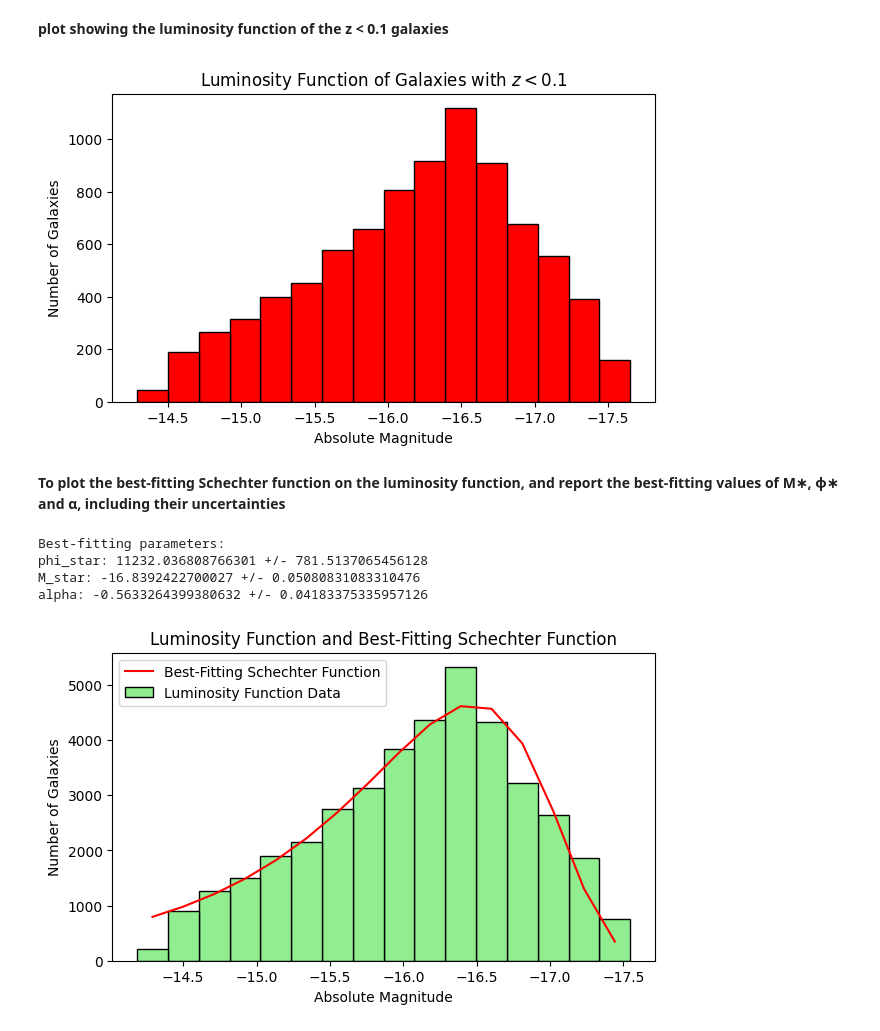
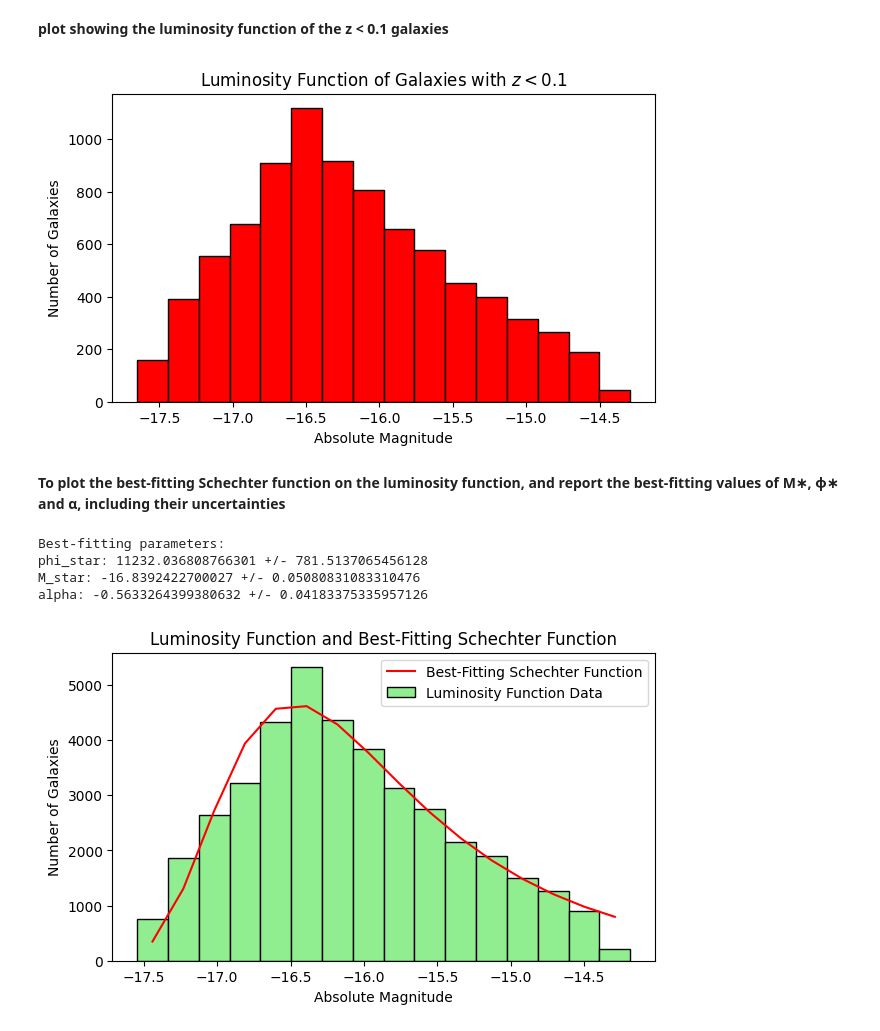
Before and after one commit to meghadas123/Galaxy-Formation-and-Evolution-project, a Jupyter notebook: Galaxy_project.ipynb, the cells around one changed output. Cells and saved outputs as stored; diff of their text form; code cells hidden in the pictures.

```diff
--- a/Galaxy_project.ipynb
+++ b/Galaxy_project.ipynb
@@ -36,17 +47,15 @@ Non-robustly detected galaxies have been removed. Filtered catalogue saved.
 # %% [markdown]
  **Plot to show the number counts of the robustly-detected galaxies**
 # %%
-# Load the robustly detected galaxies data
-robust_galaxies = pd.read_csv('robust_galaxies_catalogue_Das.csv')
-
-# To group galaxies based on their apparent K-band magnitudes and count the number of galaxies in each bin
-galaxy_counts = robust_galaxies['K-band mag'].value_counts().sort_index()
-
 # Plot the number counts of robustly-detected galaxies
-plt.figure(figsize=(7, 4))
-plt.hist(robust_galaxies['K-band mag'], bins=20, color='skyblue', edgecolor='black')
+plt.figure(figsize=(10, 6))
+counts, bins, _ = plt.hist(robust_galaxies['K-band mag'], bins=20, color='skyblue', edgecolor='black')
 plt.xlabel('Apparent K-band Magnitude')
 plt.ylabel('Number of Galaxies')
 plt.title('Number Counts of Robustly-Detected Galaxies')
+
+# Display the counts on top of each bar
+for count, bin_edge in zip(counts, bins):
+    plt.text(bin_edge, count, str(int(count)))
 plt.show()
 # %% [output]
@@ -89,9 +109,6 @@ Volume of the Universe covered by the survey for z < 0.1 galaxies: 82184.46 cubi
 # %% [markdown]
 **To calculate the luminosity distance of each z < 0.1 galaxy**
 # %%
-# Load the catalogue of galaxies with z < 0.1
-z_less_01_galaxies = pd.read_csv('z_less_01_galaxies.csv')
-
 # Calculate the luminosity distance for each galaxy with z < 0.1
 luminosity_distances = []
 for index, galaxy in z_less_01_galaxies.iterrows():
@@ -100,10 +117,8 @@ for index, galaxy in z_less_01_galaxies.iterrows():
     luminosity_distances.append(luminosity_distance)
 
 # Add the calculated luminosity distances to the catalogue
-z_less_01_galaxies['Luminosity Distance (Mpc)'] = luminosity_distances
+z_less_01_galaxies.loc[:, 'Luminosity Distance (Mpc)'] = luminosity_distances
 
-# Save the updated catalogue with luminosity distances
-z_less_01_galaxies.to_csv('z_less_01_galaxies_with_luminosity_distances.csv', index=False)
-
-print("Luminosity distances calculated for galaxies with z < 0.1. Saved to z_less_01_galaxies_with_luminosity_distances.csv.")
+# Display the updated DataFrame with added luminosity distances
+print(z_less_01_galaxies)
 # %% [output]
@@ -113,21 +146,16 @@ Luminosity distances calculated for galaxies with z < 0.1. Saved to z_less_01_ga
 
  **using this formula we can do this M=m−5log10(dL)+5**
 # %%
-# Load the catalogue of galaxies with z < 0.1 and luminosity distances
-z_less_01_galaxies = pd.read_csv('z_less_01_galaxies_with_luminosity_distances.csv')
-
 # Calculate the absolute magnitude for each galaxy
 absolute_magnitudes = []
 absolute_magnitude_errors = []
 
 # Calculate the absolute magnitudes
-z_less_01_galaxies['Absolute Magnitude'] = z_less_01_galaxies['K-band mag'] - 5 * np.log10(z_less_01_galaxies['Luminosity Distance (Mpc)'] * 10**6) + 5
+z_less_01_galaxies.loc[:, 'Absolute Magnitude'] = z_less_01_galaxies['K-band mag'] - 5 * np.log10(z_less_01_galaxies['Luminosity Distance (Mpc)'] * 10**6) + 5
 
 # Propagate error to calculate the error in absolute magnitude
-z_less_01_galaxies['Absolute Magnitude Error'] = np.sqrt(z_less_01_galaxies['K-band dmag'] ** 2)
+z_less_01_galaxies.loc[:, 'Absolute Magnitude Error'] = np.sqrt(z_less_01_galaxies['K-band dmag'] ** 2)
 
-# Save the updated catalog with absolute magnitudes
-z_less_01_galaxies.to_csv('z_less_01_galaxies_with_absolute_magnitudes.csv', index=False)
-
-print("Absolute magnitudes calculated for galaxies with z < 0.1. Saved to z_less_01_galaxies_with_absolute_magnitudes.csv.")
+# Display the updated DataFrame with added luminosity distances
+print(z_less_01_galaxies)
 # %% [output]
@@ -156,11 +210,8 @@ Limiting Absolute Magnitude at z = 0.1: 20.614393726401687
 # %%
 from scipy.optimize import curve_fit
 
-# Load the catalog of galaxies with absolute magnitudes
-z_less_01_galaxies = pd.read_csv('z_less_01_galaxies_with_absolute_magnitudes.csv')
-
 # Define the absolute magnitude bins
-bin_width = 0.21  # Choose an appropriate bin width for your data
+bin_width = 0.21
 min_magnitude = z_less_01_galaxies['Absolute Magnitude'].min()
 max_magnitude = z_less_01_galaxies['Absolute Magnitude'].max()
 bins = np.arange(min_magnitude, max_magnitude + bin_width, bin_width)
@@ -174,10 +225,9 @@ plt.bar(bin_edges[:-1], hist, width=bin_width, edgecolor='black', color='red')
 plt.xlabel('Absolute Magnitude')
 plt.ylabel('Number of Galaxies')
 plt.title('Luminosity Function of Galaxies with $z < 0.1$')
-plt.gca().invert_xaxis()  # Invert x-axis for magnitude scale
 plt.show()
 # %% [output]
-[figure, old version]
+[figure, new version]
 # %% [markdown]
 **To plot the best-fitting Schechter function on the luminosity function, and report the best-fitting values of M∗, ϕ∗ and α, including their uncertainties**
 # %%
@@ -190,32 +240,31 @@ bin_centers = (bins[:-1] + bins[1:]) / 2
 
 # Scale the histogram by the width of the magnitude bins
 hist_scaled = hist / bin_width
 
 # Perform curve fitting
 best_fit, covar_param = curve_fit(schechter_function, bin_centers, hist_scaled, p0=[10, -20, -1])  # Initial guess for parameters
 
 # Extract the best-fitting parameters and their uncertainties
 phi_star_fit, M_star_fit, alpha_fit = best_fit
 phi_star_err, M_star_err, alpha_err = np.sqrt(np.diag(covar_param))
 
 print("Best-fitting parameters:")
 print(f"phi_star: {phi_star_fit} +/- {phi_star_err}")
 print(f"M_star: {M_star_fit} +/- {M_star_err}")
 print(f"alpha: {alpha_fit} +/- {alpha_err}")
 
 # Plot the best-fitting Schechter function on the luminosity function plot
 plt.figure(figsize=(7, 4))
 plt.bar(bin_centers, hist_scaled, width=bin_width, edgecolor='black', color='lightgreen', label='Luminosity Function Data')
 plt.plot(bin_centers, schechter_function(bin_centers, *best_fit), color='red', label='Best-Fitting Schechter Function')
 plt.xlabel('Absolute Magnitude')
 plt.ylabel('Number of Galaxies')
 plt.title('Luminosity Function and Best-Fitting Schechter Function')
-plt.gca().invert_xaxis()  # Invert x-axis for magnitude scale
 plt.legend()
 plt.show()
 # %% [output]
 Best-fitting parameters:
 phi_star: 11232.036808766301 +/- 781.5137065456128
 M_star: -16.8392422700027 +/- 0.05080831083310476
 alpha: -0.5633264399380632 +/- 0.04183375335957126
-[figure, old version]
+[figure, new version]
```
Also changed, not shown: parts of 7 cells of this notebook.
